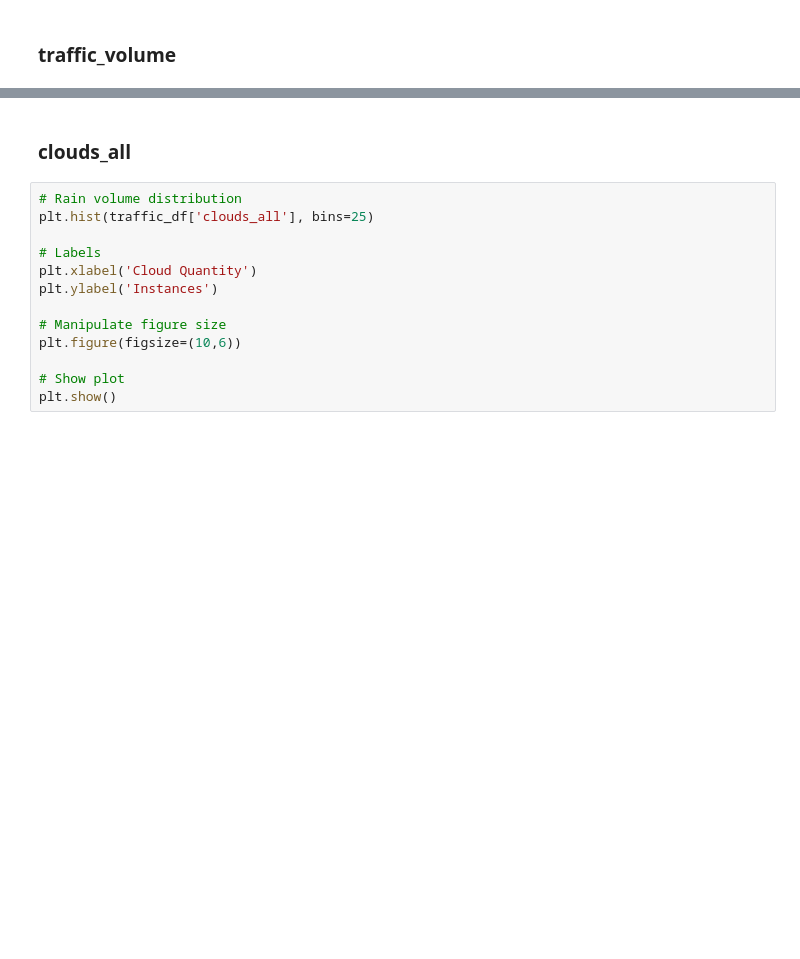
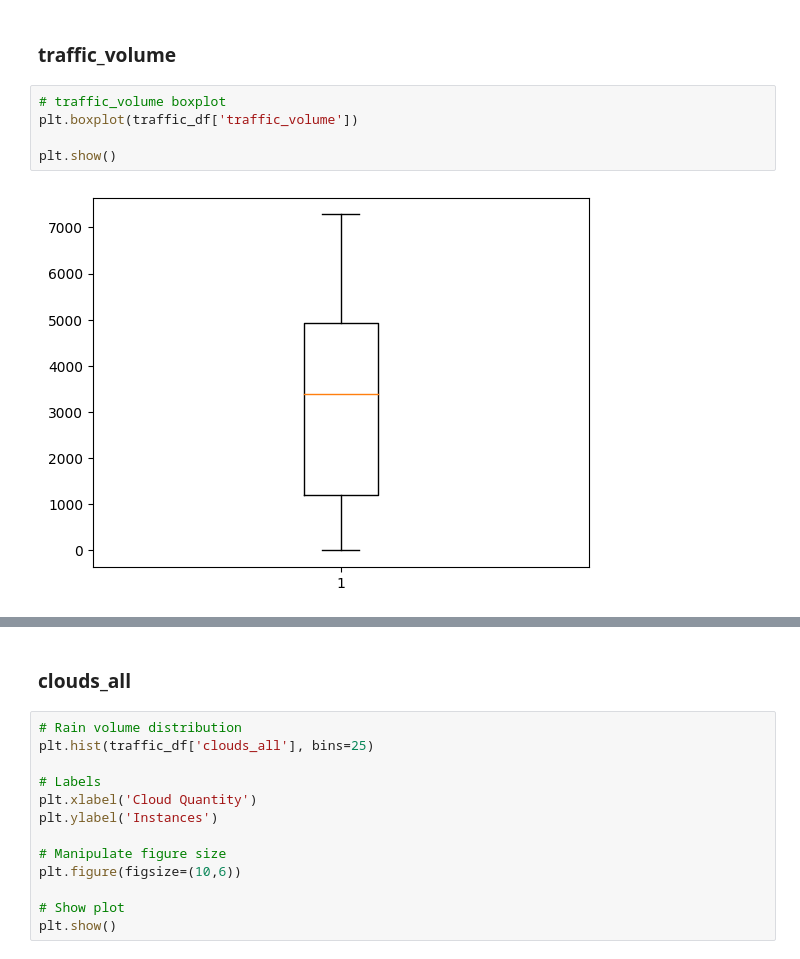
Before and after one commit to Supersamk13/Machine-Learning-and-Data-Science, a Jupyter notebook: Data_Science_and_Machine_Learning_Project_Interstate_Traffic.ipynb, the cells around one changed output, grey strips where cells are left out. Cells and saved outputs as stored; diff of their text form; blank space fills up the shorter version.

```diff
--- a/Data_Science_and_Machine_Learning_Project_Interstate_Traffic.ipynb
+++ b/Data_Science_and_Machine_Learning_Project_Interstate_Traffic.ipynb
@@ -158,2 +192,9 @@ freq     48143        15164               11665                    6
 # %% [markdown]
 ### traffic_volume
+# %%
+# traffic_volume boxplot
+plt.boxplot(traffic_df['traffic_volume'])
+
+plt.show()
+# %% [output]
+[figure, added]
```
Also changed, not shown: parts of 13 cells of this notebook.
